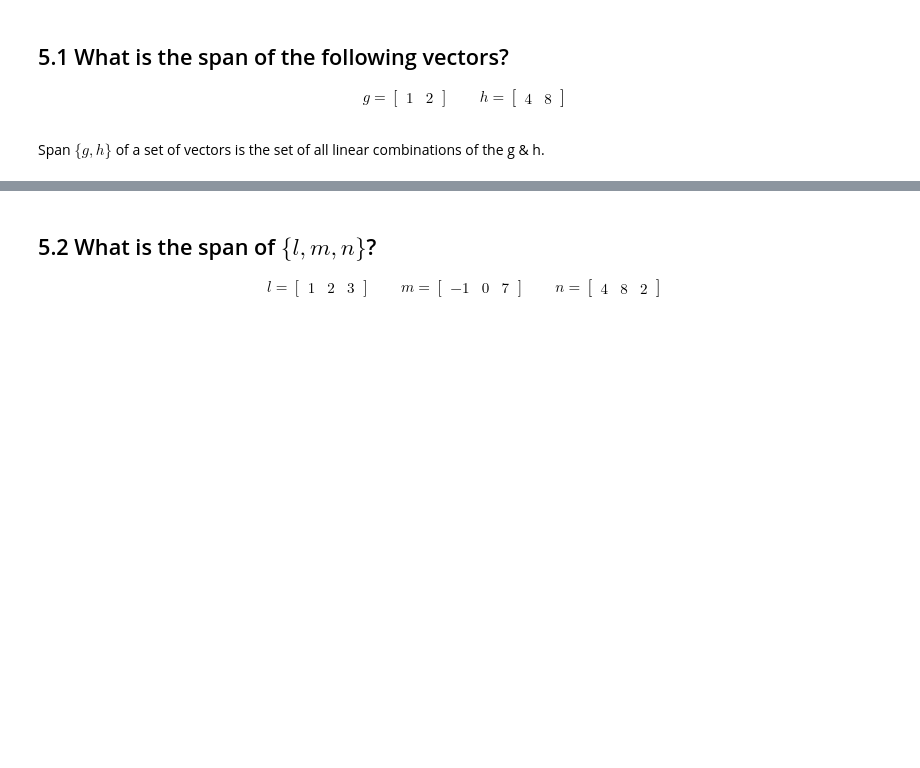
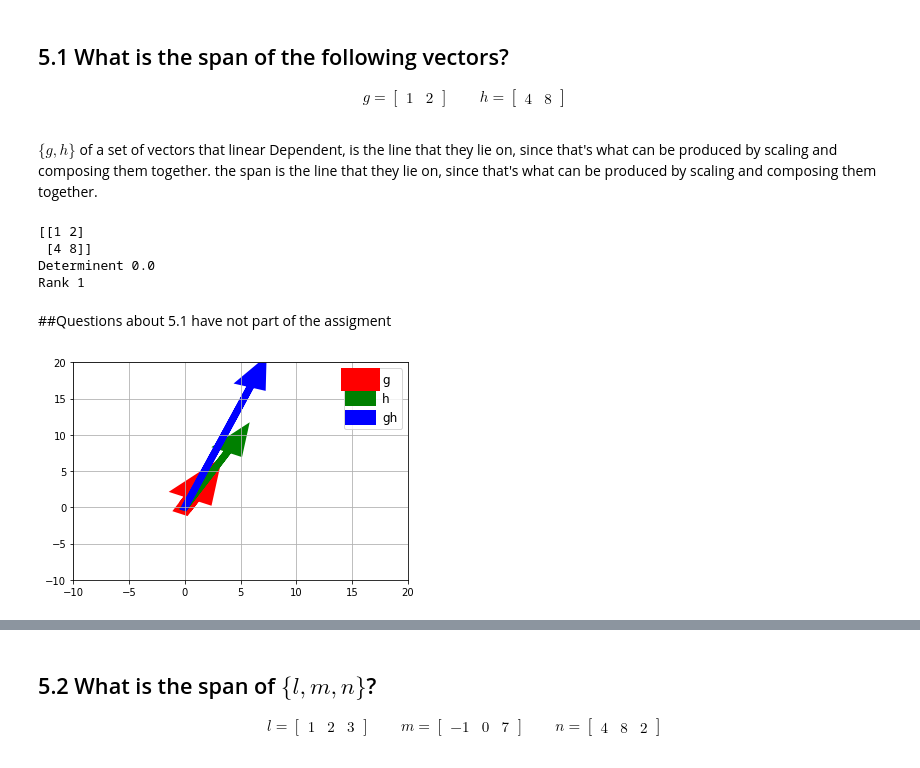
Before and after one commit to urenajose/DS-Unit-1-Sprint-3-Linear-Algebra, a Jupyter notebook: Jose_DS_132_Intermediate_Linear_Algebra_Assignment.ipynb, the cells around one changed output, grey strips where cells are left out. Saved outputs shown, nothing was run; the diff lists cells and outputs as text; code cells hidden in the pictures; blank space fills up the shorter version.

```diff
--- a/Jose_DS_132_Intermediate_Linear_Algebra_Assignment.ipynb
+++ b/Jose_DS_132_Intermediate_Linear_Algebra_Assignment.ipynb
@@ -320,8 +326,50 @@ g = \begin{bmatrix} 1 & 2 \end{bmatrix}
 \qquad
 h = \begin{bmatrix} 4 & 8 \end{bmatrix}
 \end{align}
-# %% [markdown]
-Span $\{g, h\}$ of a set of vectors is the set of all linear combinations of the g & h.
+# %% [markdown]
+$\{g, h\}$ of a set of vectors that linear Dependent,  is the line that they lie on, since that's what can be produced by scaling and composing them together. the span is the line that they lie on, since that's what can be produced by scaling and composing them together.
+# %%
+GH = np.array([[1,2],[4,8]])
+print(GH)
+print("Determinent",np.linalg.det(GH))
+print("Rank",np.linalg.matrix_rank(GH))
+# %% [output]
+[[1 2]
+ [4 8]]
+Determinent 0.0
+Rank 1
+# %% [markdown]
+##Questions about 5.1 have not part of the assigment
+# %%
+fig, ax = plt.subplots()
+ax.grid()
+plt.xlim(-10,20)
+plt.ylim(-10,20)
+arrow_g, arrow_h, arrow_gh = [plt.arrow(0, 0,
+          g[0][0],
+          g[0][1],
+          head_width=2,
+          linewidth = 15,
+          color='red',
+          label = "g"),
+plt.arrow(0, 0,
+          h[0][0],
+          h[0][1],
+          head_width=2,
+          linewidth = 7,
+          color='green',
+          label = "h"),
+plt.arrow(0, 0,
+          gh[0][0],
+          gh[0][1],
+          head_width=2,
+          linewidth = 7,
+          color='blue',
+          label = "a original")]
+plt.legend([arrow_g,arrow_h,arrow_gh],["g","h","gh"],prop={'size':12})
+plt.show()
+# %% [output]
+[figure, added]
 # %%
 v1 = np.array([[1,3]])
 v2 = np.array([[2,5]])
```
Also changed, not shown: parts of 12 cells of this notebook.
